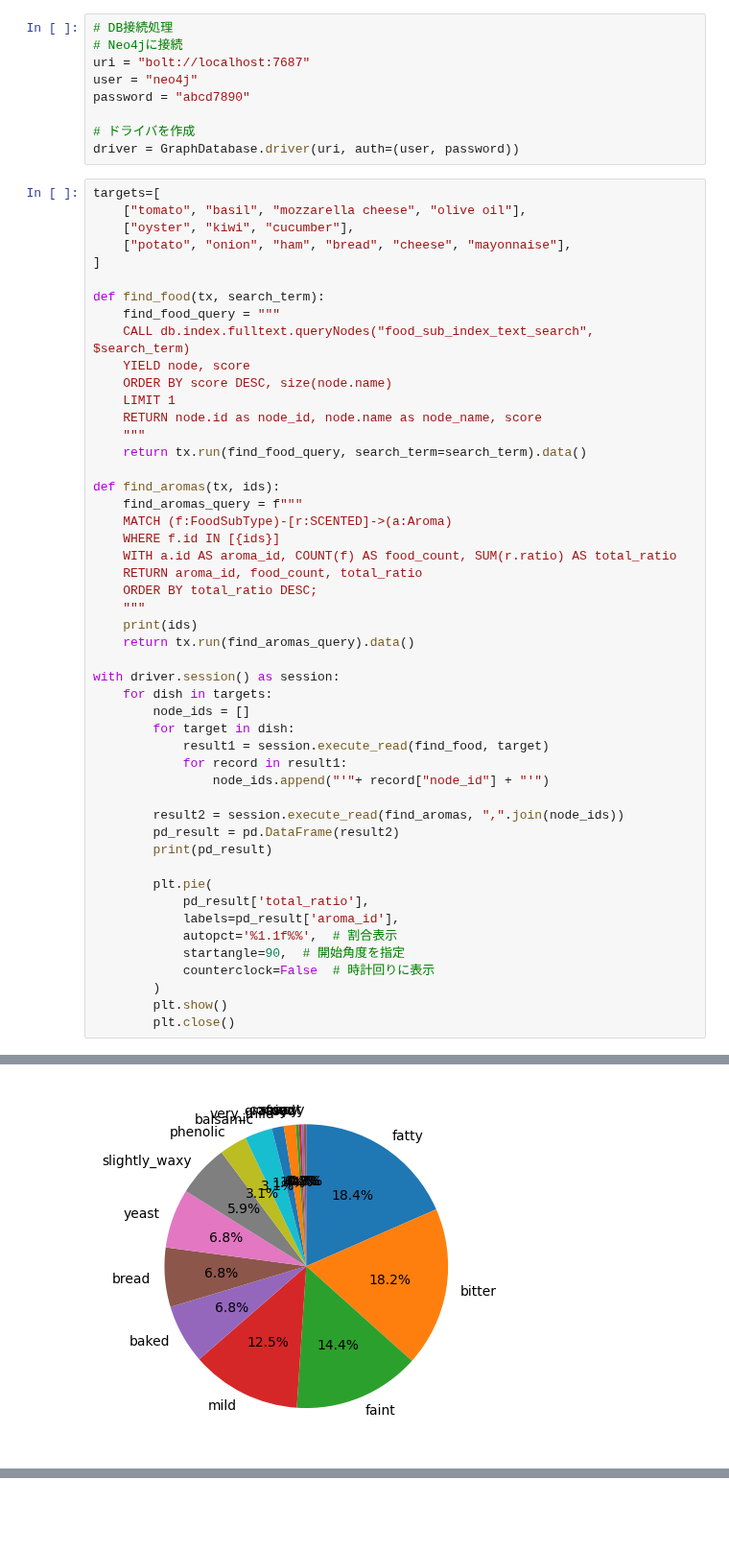
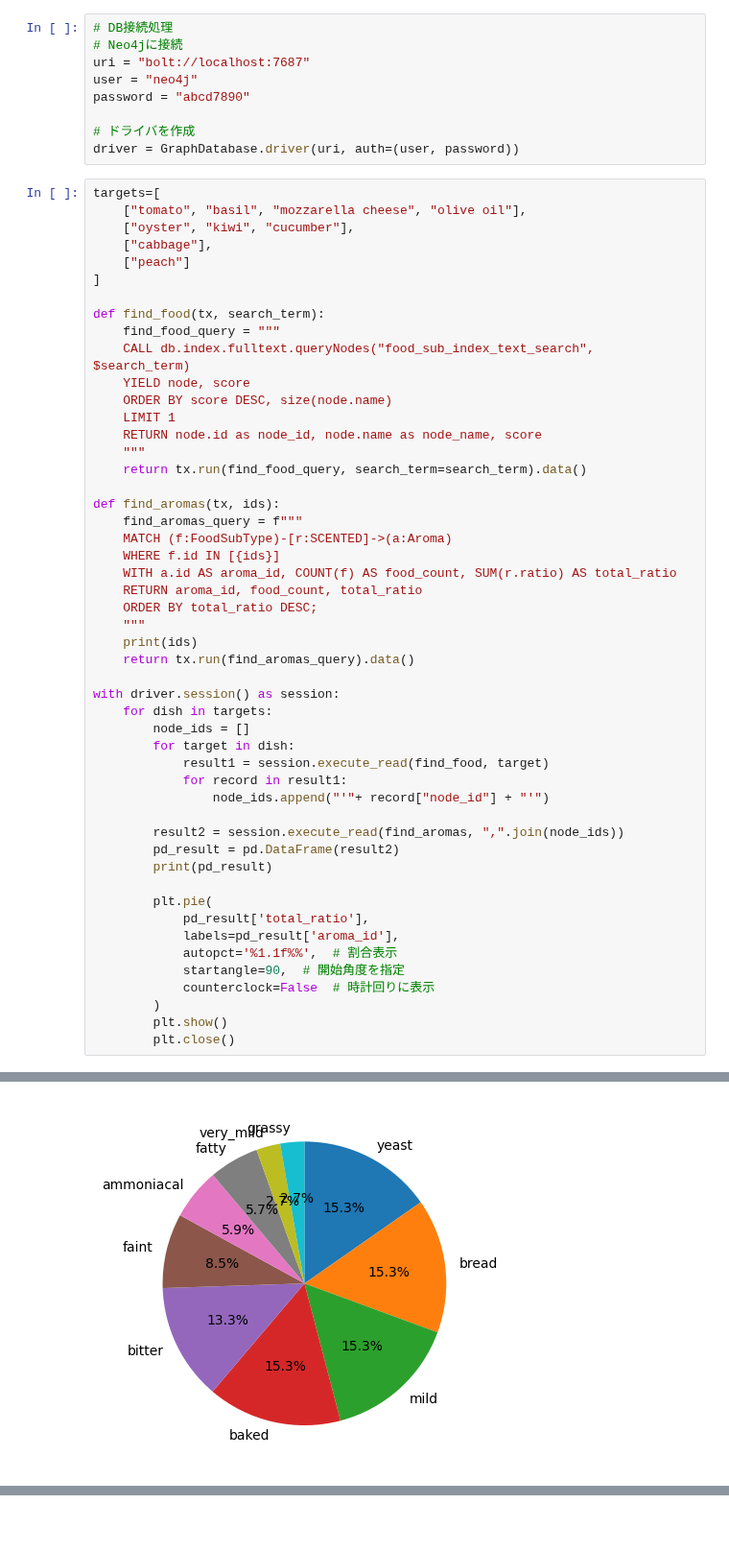
Before and after one commit to MariMurotani/RecipeHack, a Jupyter notebook: jupyter/analyze_word2_vec.ipynb, the cells around one changed output, grey strips where cells are left out. Shown at 96% size. Cells and saved outputs as stored; diff of their text form.

```diff
--- a/jupyter/analyze_word2_vec.ipynb
+++ b/jupyter/analyze_word2_vec.ipynb
@@ -30,7 +30,8 @@ driver = GraphDatabase.driver(uri, auth=(user, password))
 targets=[
     ["tomato", "basil", "mozzarella cheese", "olive oil"],
     ["oyster", "kiwi", "cucumber"],
-    ["potato", "onion", "ham", "bread", "cheese", "mayonnaise"],
+    ["cabbage"],
+    ["peach"]
 ]
 
 def find_food(tx, search_term):
@@ -134 +129 @@ with driver.session() as session:
-[figure, old version]
+[figure, new version]
```
Also changed, not shown: parts of 8 cells of this notebook, 1 other file.
